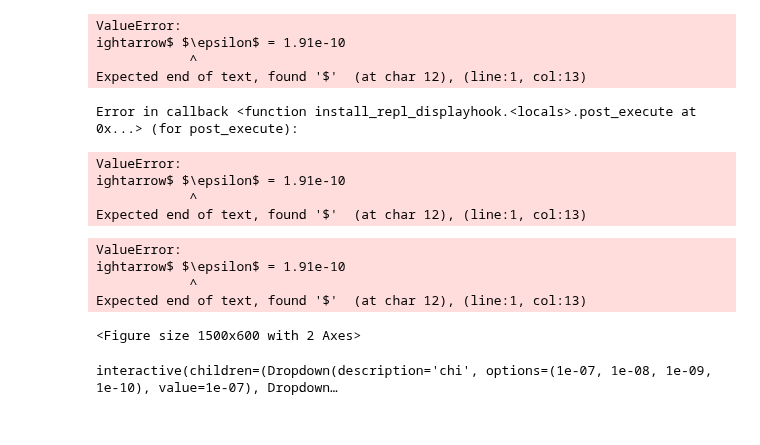
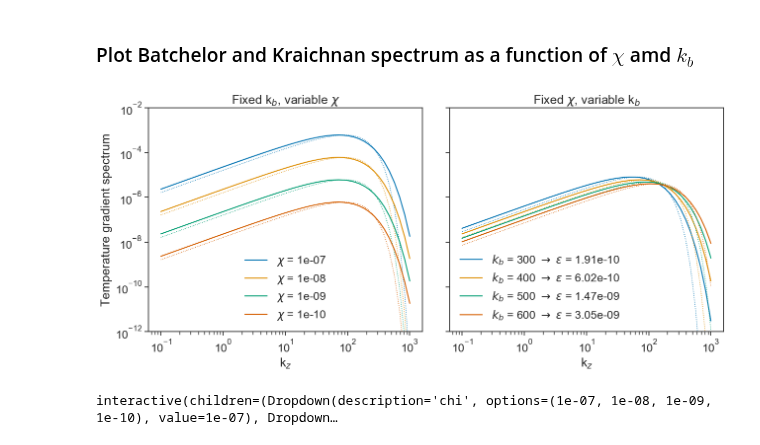
Before and after one commit to sessink/epsilon_from_emapex, a Jupyter notebook: notebooks/fake_batchelor.ipynb, the cells around one changed output. Drawn from its saved outputs; the diff is of its cells as text; code cells hidden in the pictures.

```diff
--- a/notebooks/fake_batchelor.ipynb
+++ b/notebooks/fake_batchelor.ipynb
@@ -166,3 +212,5 @@ SyntaxError: unexpected EOF while parsing (<ipython-input-957-ced95ed4512e>, lin
+# %% [markdown]
+### Plot Batchelor and Kraichnan spectrum as a function of $\chi$ amd $k_b$
 # %%
 f,ax = plt.subplots(1,2, figsize=(15,6), sharey=True, dpi=100)
 
@@ -172,49 +220,36 @@ k_rpm = np.logspace(-1,3)
 fixed_kb = 400
 variable_chi = [1e-7,1e-8,1e-9,1e-10]
 
 for i,chi in enumerate( variable_chi ):
-    ax[0].plot(k_rpm, kraichnan(k_rpm,chi, fixed_kb, p), label=f'$\chi$ = {chi}', color=colors[i])
+    ax[0].plot(k_rpm, kraichnan(k_rpm,chi, fixed_kb, p), label=rf'$\chi$ = {chi}', color=colors[i])
     ax[0].plot(k_rpm, batchelor(k_rpm,chi, fixed_kb, p), label=f'_{chi}', lw=1, ls='dotted', color=colors[i])
 
 ax[0].set_xscale('log')
 ax[0].set_yscale('log')
 ax[0].set_title('Fixed k$_b$, variable $\chi$')
 ax[0].set_ylabel('Temperature gradient spectrum')
 ax[0].set_xlabel('k$_z$')
 ax[0].set_ylim(1e-12,1e-2)
 ax[0].legend()
 
 variable_kb = [300, 400, 500, 600]
 fixed_chi = 1e-9
 for i,kb in enumerate(variable_kb):
     eps = kb**4*p.D**2*p.nu
-    ax[1].plot(k_rpm, kraichnan(k_rpm,fixed_chi, kb, p), label=f'$k_b$ = {kb} $\rightarrow$ $\epsilon$ = {eps:1.2e}', color=colors[i])
+    ax[1].plot(k_rpm, kraichnan(k_rpm,fixed_chi, kb, p), label=rf'$k_b$ = {kb} $\rightarrow$ $\epsilon$ = {eps:1.2e}', color=colors[i])
     ax[1].plot(k_rpm, batchelor(k_rpm,fixed_chi, kb, p), label=f'_{kb}', lw=1, ls='dotted', color=colors[i])
 
 ax[1].set_xscale('log')
 ax[1].set_yscale('log')
 ax[1].set_title('Fixed $\chi$, variable k$_b$')
 ax[1].set_xlabel('k$_z$')
 ax[1].legend()
 
 plt.subplots_adjust(wspace=0.1)
 plt.savefig('../figures/kraichnan_model.pdf')
 plt.show()
 # %% [output]
-ValueError:
-ightarrow$ $\epsilon$ = 1.91e-10
-            ^
-Expected end of text, found '$'  (at char 12), (line:1, col:13)
-Error in callback <function install_repl_displayhook.<locals>.post_execute at 0x...> (for post_execute):
-ValueError:
-ightarrow$ $\epsilon$ = 1.91e-10
-            ^
-Expected end of text, found '$'  (at char 12), (line:1, col:13)
-ValueError:
-ightarrow$ $\epsilon$ = 1.91e-10
-            ^
-Expected end of text, found '$'  (at char 12), (line:1, col:13)
-<Figure size 1500x600 with 2 Axes>
+[figure, added]
 # %%
 import ipywidgets as widgets
 from ipywidgets import interact, interact_manual
```
Also changed, not shown: parts of 14 cells of this notebook.
